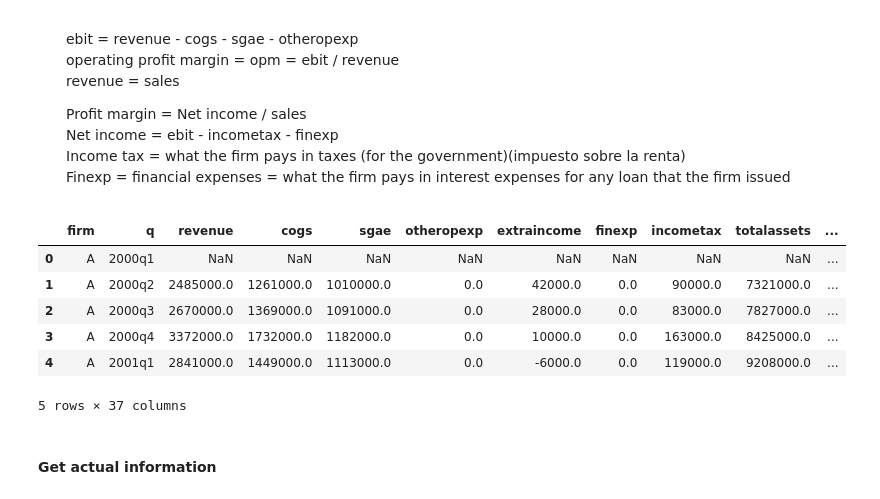
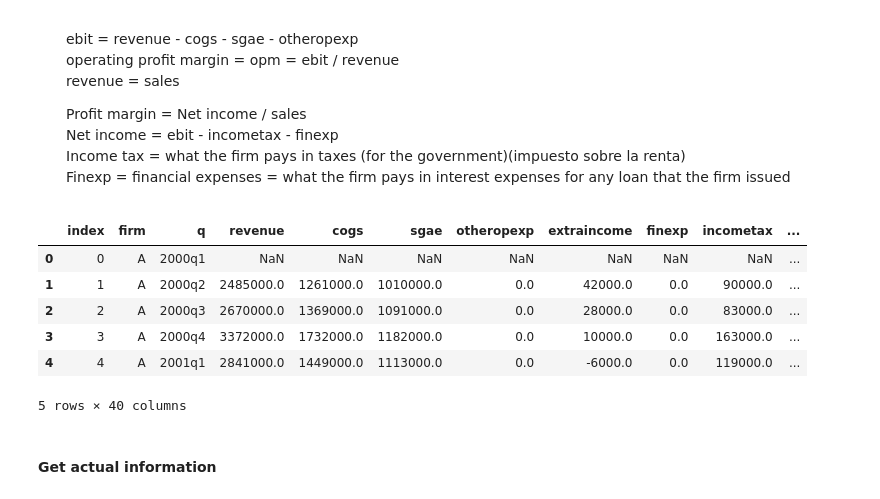
Before and after one commit to Oscar19260/Estad-stica_TC3006C, a Jupyter notebook: Business case/Statistics Module Final.ipynb, the cells around one changed output. Cells and saved outputs as stored; diff of their text form; code cells hidden in the pictures.

```diff
--- a/Business case/Statistics Module Final.ipynb
+++ b/Business case/Statistics Module Final.ipynb
@@ -114,22 +114,27 @@ us_firms['revenue'] = us_firms['revenue'].replace([0], [np.nan])
 # %%
 # Firm size measures
 us_firms['Book value of the firms'] = us_firms['totalassets'] - us_firms['totalliabilities']
 us_firms['Market value'] = us_firms['originalprice'] * us_firms['sharesoutstanding']
 
 # Profit Margin measures
 us_firms['Operating profit'] = us_firms['revenue'] - us_firms['cogs'] - us_firms['sgae'] - us_firms['otheropexp']
-us_firms['opm'] = us_firms['Operating profit'] / us_firms['revenue']
 us_firms['Net income'] = us_firms['Operating profit'] - us_firms['incometax'] - us_firms['finexp']
 us_firms['Profit margin'] = us_firms['Net income'] / us_firms['revenue']
+
+us_firms['ebit sum'] =  us_firms.groupby('Sector NAICS\nlevel 1')['Operating profit'].sum()
+us_firms['revenue sum'] = us_firms.groupby('Sector NAICS\nlevel 1')['revenue'].sum()
+us_firms['opm'] = us_firms['ebit sum'] / us_firms['revenue sum']
+us_firms.reset_index(inplace=True)
+
 us_firms.head()
 # %% [output]
-|  | firm | q | revenue | cogs | sgae | otheropexp | extraincome | finexp | incometax | totalassets | ... |
-| 0 | A | 2000q1 | NaN | NaN | NaN | NaN | NaN | NaN | NaN | NaN | ... |
-| 1 | A | 2000q2 | 2485000.0 | 1261000.0 | 1010000.0 | 0.0 | 42000.0 | 0.0 | 90000.0 | 7321000.0 | ... |
-| 2 | A | 2000q3 | 2670000.0 | 1369000.0 | 1091000.0 | 0.0 | 28000.0 | 0.0 | 83000.0 | 7827000.0 | ... |
-| 3 | A | 2000q4 | 3372000.0 | 1732000.0 | 1182000.0 | 0.0 | 10000.0 | 0.0 | 163000.0 | 8425000.0 | ... |
-| 4 | A | 2001q1 | 2841000.0 | 1449000.0 | 1113000.0 | 0.0 | -6000.0 | 0.0 | 119000.0 | 9208000.0 | ... |
+|  | index | firm | q | revenue | cogs | sgae | otheropexp | extraincome | finexp | incometax | ... |
+| 0 | 0 | A | 2000q1 | NaN | NaN | NaN | NaN | NaN | NaN | NaN | ... |
+| 1 | 1 | A | 2000q2 | 2485000.0 | 1261000.0 | 1010000.0 | 0.0 | 42000.0 | 0.0 | 90000.0 | ... |
+| 2 | 2 | A | 2000q3 | 2670000.0 | 1369000.0 | 1091000.0 | 0.0 | 28000.0 | 0.0 | 83000.0 | ... |
+| 3 | 3 | A | 2000q4 | 3372000.0 | 1732000.0 | 1182000.0 | 0.0 | 10000.0 | 0.0 | 163000.0 | ... |
+| 4 | 4 | A | 2001q1 | 2841000.0 | 1449000.0 | 1113000.0 | 0.0 | -6000.0 | 0.0 | 119000.0 | ... |
-5 rows × 37 columns
+5 rows × 40 columns
 # %% [markdown]
 #### Get actual information
 # %%
```
Also changed, not shown: parts of 44 cells of this notebook, 8 other files.
